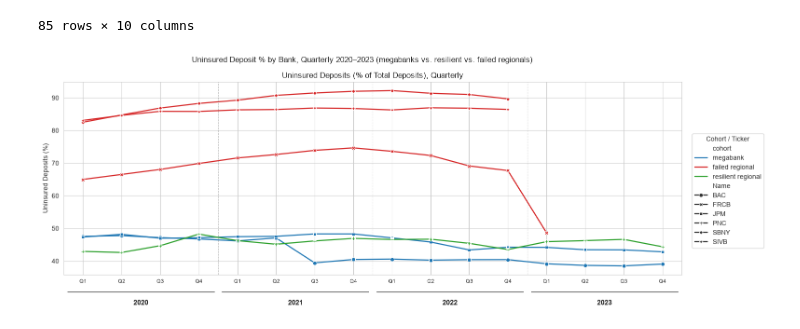
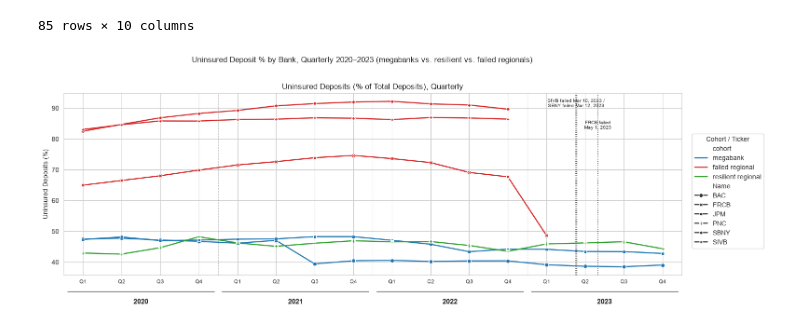
Before and after one commit to odrive881/bank-failure-analysis, a Jupyter notebook: data_analysis.ipynb, the cells around one changed output. Cells and saved outputs as stored; diff of their text form; code cells hidden in the pictures.

Commit message:
Expanded and modified data visualization graphs
Co-Authored-By: Claude Sonnet 5 <noreply@anthropic.com>

```diff
--- a/data_analysis.ipynb
+++ b/data_analysis.ipynb
@@ -844,32 +844,63 @@ ax.set_ylabel("Uninsured Deposits (%)")
 
 # --- Level 1: quarter ticks ---
 ax.set_xticks(period_order["x"])
 ax.set_xticklabels(period_order["quarter"], fontsize=8)
 ax.set_xlim(-0.5, period_order["x"].max() + 0.5)
 
 # --- Level 2: year labels centered under each group of quarters, with a bracket line ---
 year_groups = period_order.groupby("Year")["x"].agg(["min", "max"])
 trans = ax.get_xaxis_transform()  # x in data coords, y in axes (0-1) coords
 
 for year, row in year_groups.iterrows():
     center = (row["min"] + row["max"]) / 2
     ax.plot(
         [row["min"] - 0.4, row["max"] + 0.4], [-0.09, -0.09],
         transform=trans, color="black", linewidth=0.8, clip_on=False,
     )
     ax.text(center, -0.13, str(year), transform=trans, ha="center", va="top", fontsize=11, fontweight="bold")
 
 # vertical separators between years
 for year, row in year_groups.iloc[1:].iterrows():
     ax.axvline(row["min"] - 0.5, color="grey", linewidth=0.8, linestyle="--", alpha=0.5)
 
+# --- Approximate bank failure dates, as vertical reference lines ---
+failure_dates = {
+    "SIVB": pd.Timestamp("2023-03-10"),
+    "SBNY": pd.Timestamp("2023-03-12"),
+    "FRCB": pd.Timestamp("2023-05-01"),
+}
+
+def date_to_x(date):
+    period = date.to_period("Q")
+    q_start, q_end = period.start_time, period.end_time
+    frac = (date - q_start) / (q_end - q_start)
+    return period_to_x[(period.year, f"Q{period.quarter}")] + frac
+
+failure_x = {ticker: date_to_x(date) for ticker, date in failure_dates.items()}
+
+for x_pos in failure_x.values():
+    ax.axvline(x_pos, color="black", linewidth=1.2, linestyle=":", alpha=0.8, zorder=1)
+
+# SIVB and SBNY failed two days apart, so their lines sit almost on top of
+# each other -- one combined label avoids overlapping text.
+ax.text(
+    (failure_x["SIVB"] + failure_x["SBNY"]) / 2, 0.97,
+    "SIVB failed Mar 10, 2023 /\nSBNY failed Mar 12, 2023",
+    transform=trans, ha="center", va="top", fontsize=7,
+)
+ax.text(
+    failure_x["FRCB"], 0.85,
+    "FRCB failed\nMay 1, 2023",
+    transform=trans, ha="center", va="top", fontsize=7,
+)
+
 handles, labels = ax.get_legend_handles_labels()
 ax.legend_.remove()
 fig.legend(handles, labels, loc="center left", bbox_to_anchor=(1.0, 0.5), title="Cohort / Ticker")
 
 fig.suptitle("Uninsured Deposit % by Bank, Quarterly 2020–2023 (megabanks vs. resilient vs. failed regionals)")
 plt.tight_layout()
-plt.subplots_adjust(bottom=0.2)
+plt.subplots_adjust(bottom=0.2, top=0.85)
 plt.show()
 # %% [output]
-[figure, old version]
+[figure, new version]
```
Also changed, not shown: parts of 11 cells of this notebook.
